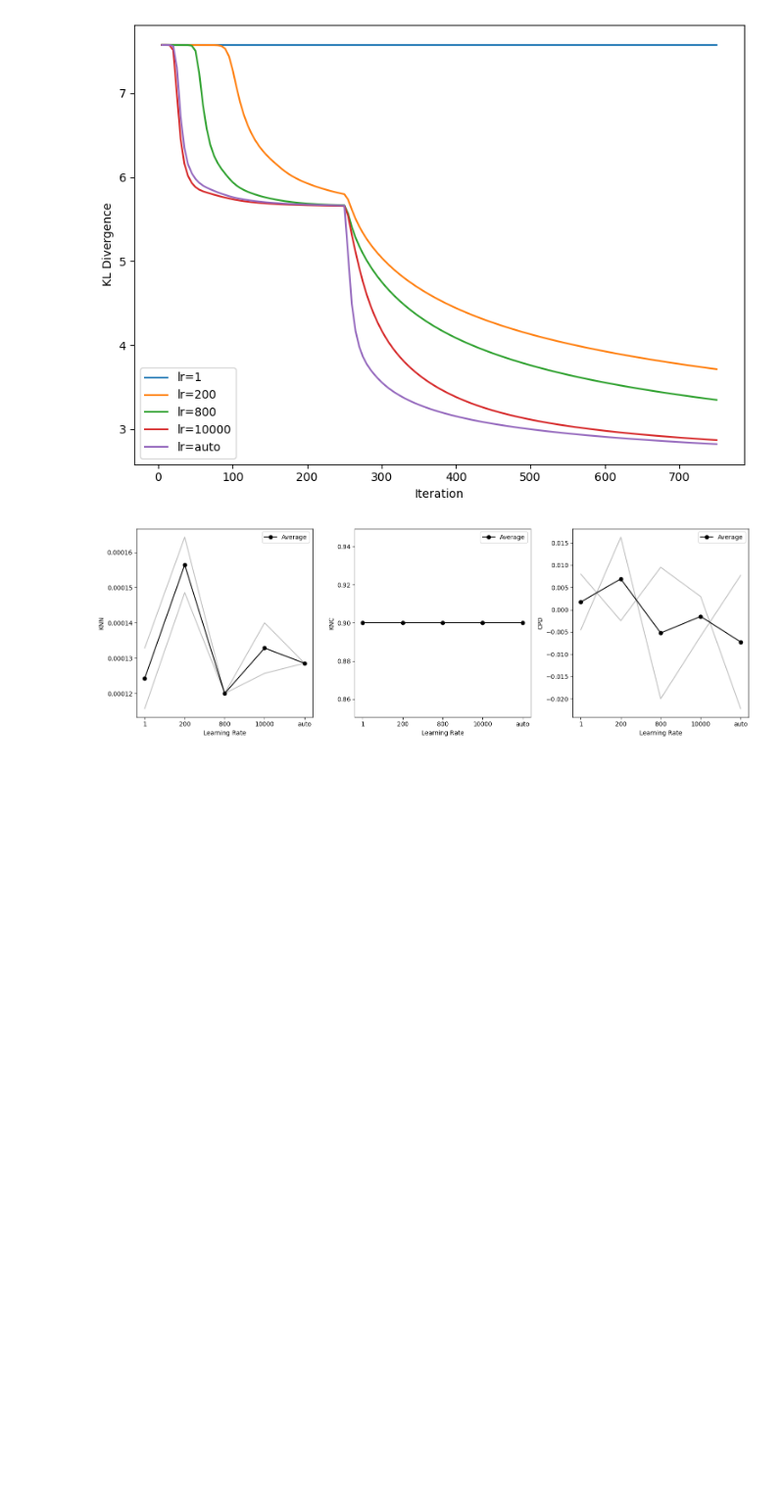
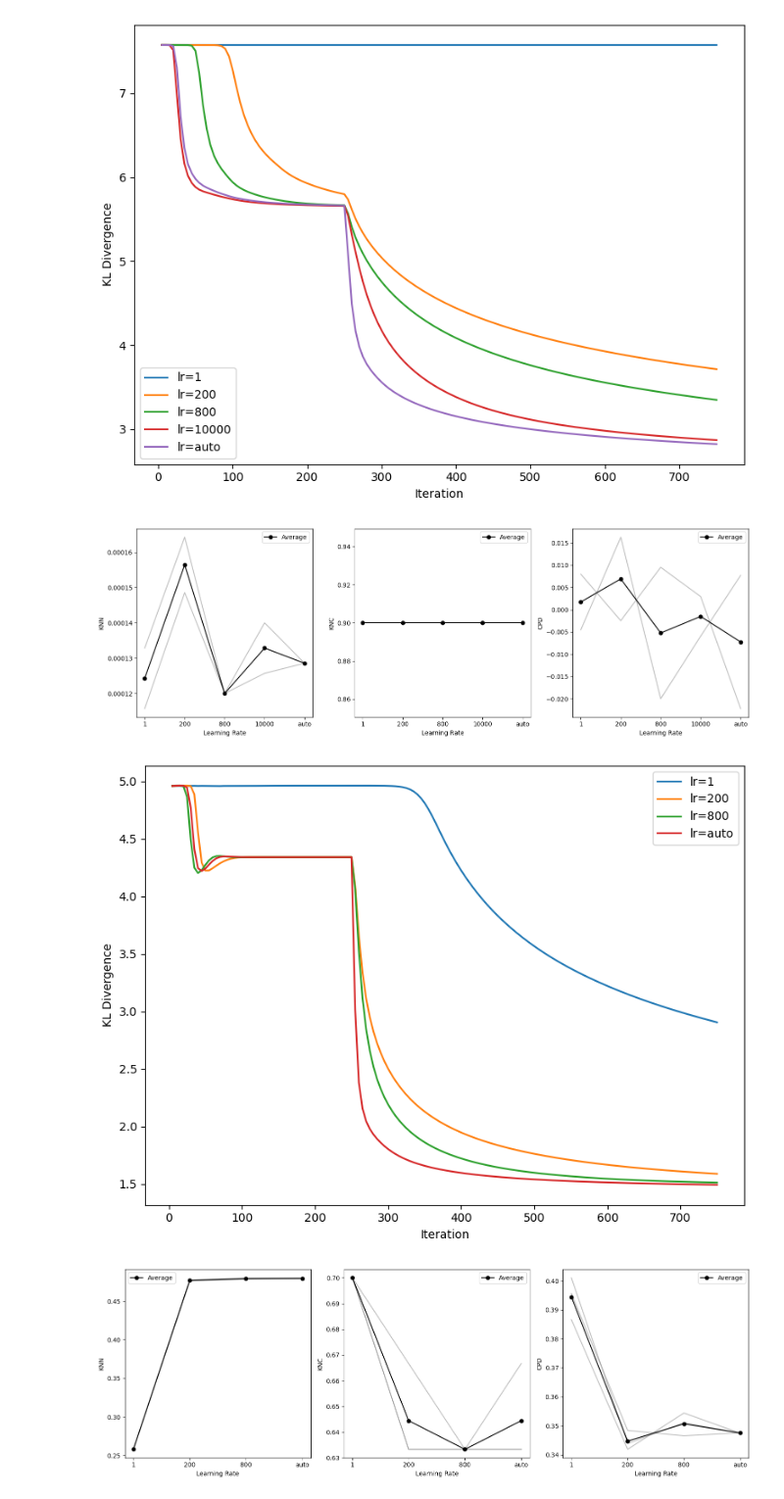
Before and after one commit to giSolve/thesis, a Jupyter notebook: code/notebooks/learning_rate.ipynb, the cells around one changed output. Shown at 98% size. Cells and saved outputs as stored; diff of their text form; code cells hidden in the pictures; blank space fills up the shorter version.

Commit message:
added macosko dataset and all loading functions

```diff
--- a/code/notebooks/learning_rate.ipynb
+++ b/code/notebooks/learning_rate.ipynb
@@ -25,7 +25,7 @@ To enable the following instructions: AVX2 AVX512F AVX512_VNNI FMA, in other ope
 import scipy
 from sklearn.neighbors import NearestNeighbors
 from scipy.spatial.distance import pdist
-def embedding_quality(X, Z, classes, knn=10, knn_classes=10, subsetsize=1000):
+def embedding_quality(X, Z, classes, knn=10, knn_classes=3, subsetsize=1000):
     # ensure data is in the form of a numpy array for this function
     X = np.array(X) if not isinstance(X, np.ndarray) else X
     Z = np.array(Z) if not isinstance(Z, np.ndarray) else Z
@@ -64,12 +64,24 @@ def embedding_quality(X, Z, classes, knn=10, knn_classes=10, subsetsize=1000):
         intersections += len(set(ind1[i]) & set(ind2[i]))
     mnn_global = intersections / C / knn_classes
 
+    num_iterations = 10  # Number of times to compute Spearman correlation
+    size_of_subset = min(X.shape[0], subsetsize)
+
+    rho_values = []
+    for _ in range(num_iterations):
+        subset = np.random.choice(X.shape[0], size=size_of_subset, replace=False)
+        d1 = pdist(X[subset, :])
+        d2 = pdist(Z[subset, :])
+        rho = scipy.stats.spearmanr(d1, d2).correlation
+        rho_values.append(rho)
+
+    rho = np.mean(rho_values)
     # measuring global embedding quality
-    size_of_subset = min(X.shape[0], subsetsize)
-    subset = np.random.choice(X.shape[0], size=size_of_subset, replace=False)
-    d1 = pdist(X[subset,:])
-    d2 = pdist(Z[subset,:])
-    rho = scipy.stats.spearmanr(d1[:,None],d2[:,None]).correlation
+
+    #subset = np.random.choice(X.shape[0], size=size_of_subset, replace=False)
+    #d1 = pdist(X[subset,:])
+    #d2 = pdist(Z[subset,:])
+    #rho = scipy.stats.spearmanr(d1[:,None],d2[:,None]).correlation
 
     return (mnn, mnn_global, rho)
 # %%
@@ -580,3 +588,12 @@ quality_results2 = average_quality_measures(embedding_dict2, X)
 plot_quality_measures(quality_results2)
 # %% [output]
 [figure]
+# %%
+X, y = datasets.load_n_samples(5000, X_all, y_all)
+embedding_dict3 = run_tsne_with_callbacks(X, y, learning_rates=learning_rates, seeds=seeds, verbose=False)
+plot_kl_divergences(embedding_dict3)
+quality_results3 = average_quality_measures(embedding_dict3, X)
+plot_quality_measures(quality_results3)
+# %% [output]
+[figure, added]
+[figure, added]
```
Also changed, not shown: parts of 1 cell of this notebook, 10 other files.
